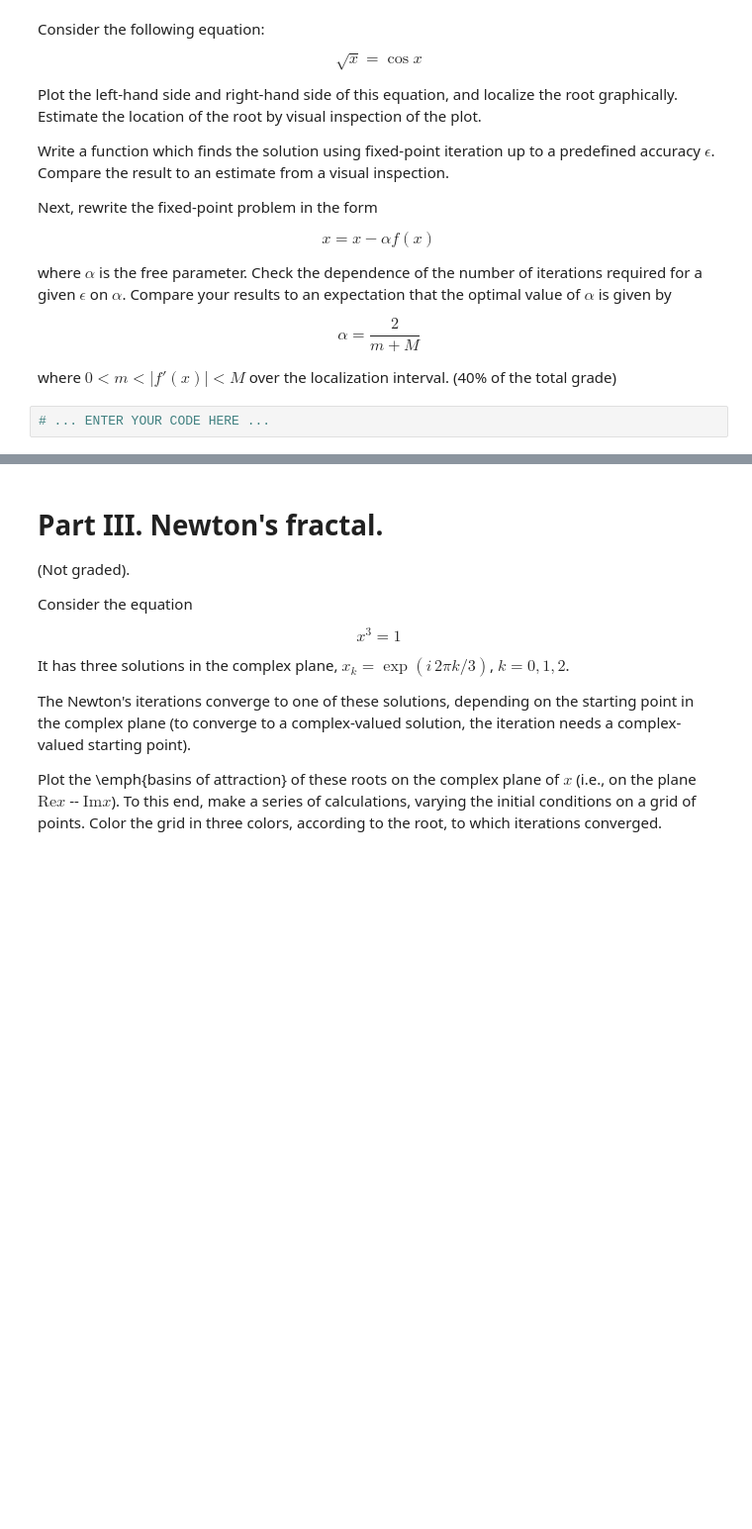
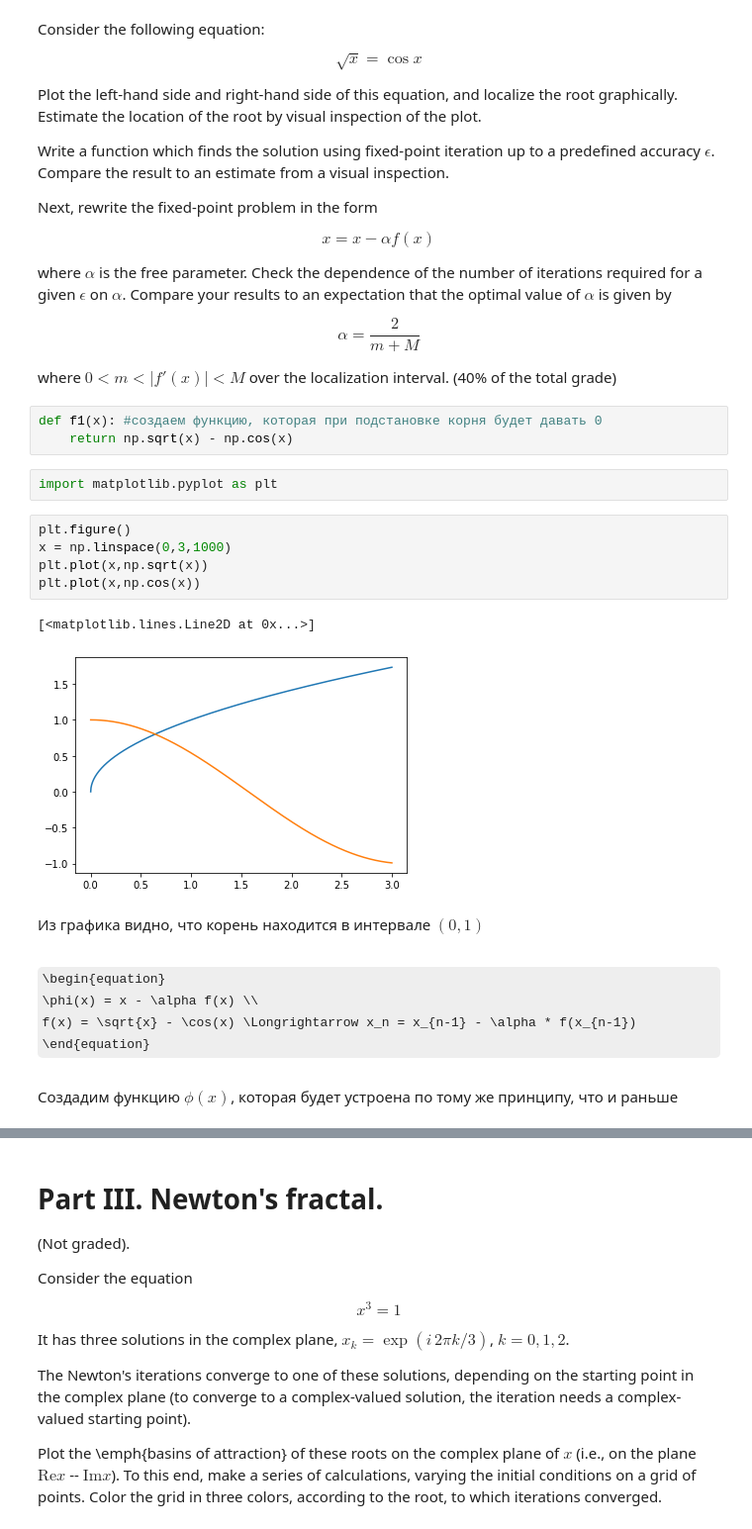
Before and after one commit to ev-br/CP2020, a Jupyter notebook: week_3_newton_fixed_pt.ipynb, the cells around one changed output, grey strips where cells are left out. Shown at 99% size. Drawn from its saved outputs; the diff is of its cells as text; some formulas as TeX source; blank space fills up the shorter version.

```diff
--- a/week_3_newton_fixed_pt.ipynb
+++ b/week_3_newton_fixed_pt.ipynb
@@ -75,5 +154,25 @@ $$
 $$
 
 where $0 < m < |f'(x)| < M$ over the localization interval. (40% of the total grade)
-# %%
-# ... ENTER YOUR CODE HERE ...
+# %%
+def f1(x): #создаем функцию, которая при подстановке корня будет давать 0
+    return np.sqrt(x) - np.cos(x)
+# %%
+import matplotlib.pyplot as plt
+# %%
+plt.figure()
+x = np.linspace(0,3,1000)
+plt.plot(x,np.sqrt(x))
+plt.plot(x,np.cos(x))
+# %% [output]
+[<matplotlib.lines.Line2D at 0x...>]
+[figure, added]
+# %% [markdown]
+Из графика видно, что корень находится в интервале $(0,1)$
+# %% [markdown]
+\begin{equation}
+    \phi(x) = x - \alpha f(x) \\
+    f(x) = \sqrt{x} - \cos(x) \Longrightarrow x_n = x_{n-1} - \alpha * f(x_{n-1})
+\end{equation}
+# %% [markdown]
+Создадим функцию $\phi(x)$, которая будет устроена по тому же принципу, что и раньше
```
Also changed, not shown: parts of 32 cells of this notebook.
